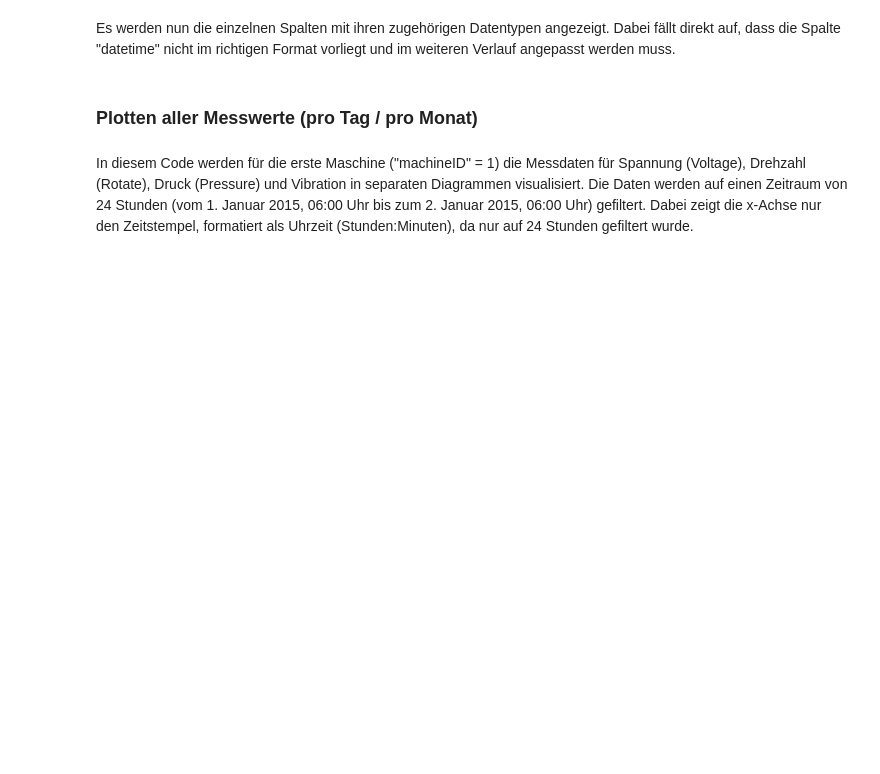
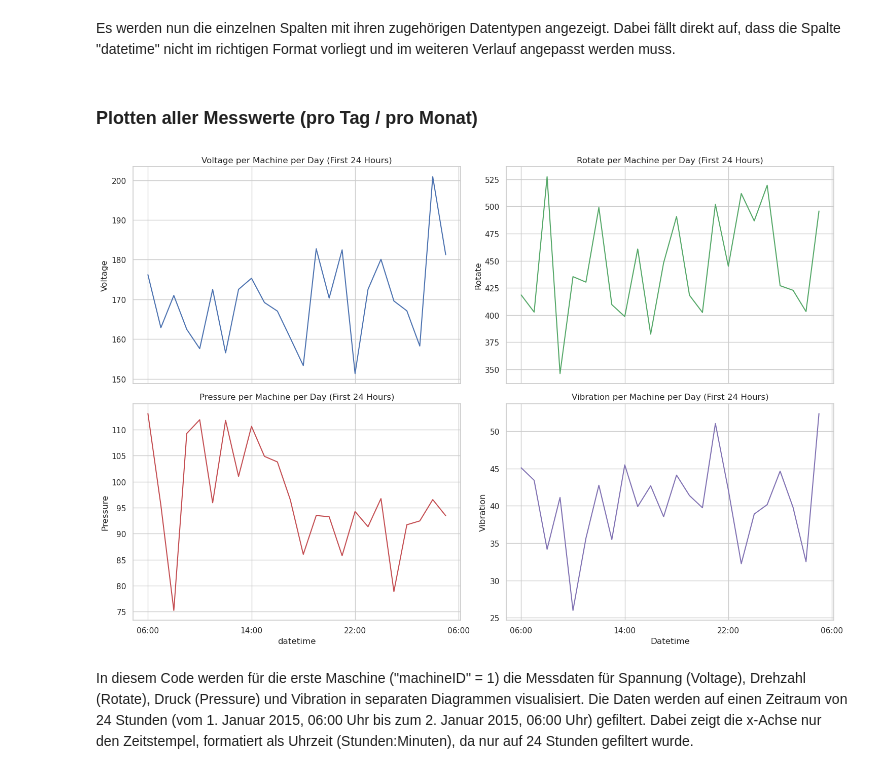
Before and after one commit to EnzoZacharias/DPM_Azure_Predictive_Maintenance, a Jupyter notebook: DPM_Hausarbeit_Sagemueller_Zacharias.ipynb, the cells around one changed output. Cells and saved outputs as stored; diff of their text form; code cells hidden in the pictures; blank space fills up the shorter version.

```diff
--- a/DPM_Hausarbeit_Sagemueller_Zacharias.ipynb
+++ b/DPM_Hausarbeit_Sagemueller_Zacharias.ipynb
@@ -50,7 +85,7 @@ import pandas as pd
 import os
 
 # Definieren des Dateipfades
-directory = r'../data'
+directory = r'data'
 files = [r'PdM_errors.csv', r'PdM_failures.csv', r'PdM_machines.csv', r'PdM_maint.csv', r'PdM_telemetry.csv']
 
 dfs = {}
@@ -58,5 +93,15 @@ for file in files:
     filepath = os.path.join(directory, file)
     df_name = file.split('.')[0]
     dfs[df_name] = pd.read_csv(filepath)
+
+merged_df = dfs['PdM_telemetry']
+merged_df = merged_df.merge(dfs['PdM_errors'], on=['datetime', 'machineID'], how='left')
+merged_df = merged_df.merge(dfs['PdM_failures'], on=['datetime', 'machineID'], how='left')
+merged_df = merged_df.merge(dfs['PdM_maint'], on=['datetime', 'machineID'], how='left')
+merged_df = merged_df.merge(dfs['PdM_machines'], on=['machineID'], how='left')
+
+# Speichern des zusammengeführten Dataframes
+df = merged_df
+merged_df.to_csv(r'data/merged_df.csv', index=False)
 # %% [markdown]
 Es können nun die einzelnen Dataframes zu einem gemeinsamen Dataframe in Bezug auf die Spalten "datetime" und "machineID" zusammengeführt werden.
@@ -75,11 +109,6 @@ merged_df.to_csv(r'../data/merged_df.csv', index=False)
 ## Datenbeschreibung
 # %% [markdown]
 Im Folgenden wird der im CSV-Format vorliegende zusammengeführte Datensatz importiert und in einen Dataframe eingelesen. Ebenfalls in einen Dataframe eingelesen wird der Datensatz, der die Fehlerinformationen enthält.
-# %%
-import pandas as pd
-df = pd.read_csv(r'../data/PdM_merged.csv')
-
-df_error = pd.read_csv(r'../data/PdM_errors.csv')
 # %% [markdown]
 ### Anschauen der Daten
 # %%
@@ -97,48 +162,55 @@ Es werden nun die einzelnen Spalten mit ihren zugehörigen Datentypen angezeigt.
 # %% [markdown]
 ### Plotten aller Messwerte (pro Tag / pro Monat)
 # %%
-# Zeige die Spannung (voltage), Drehzahl (rotate), den Druck (pressure) und die Vibration (vibration) in jeweils einem Plot
-
 import matplotlib.pyplot as plt
 import seaborn as sns
 from matplotlib.dates import DateFormatter
+
 date_format = DateFormatter("%H:%M")
 
 # Filtern der Daten für die ersten 24 Stunden
 df_filtered = df[(df['datetime'] >= '2015-01-01 06:00:00') & (df['datetime'] < '2015-01-02 06:00:00') & (df['machineID'] == 1)]
-fig, axs = plt.subplots(4, 1, figsize=(12, 24), sharex=True)
+df_filtered['datetime'] = pd.to_datetime(df_filtered['datetime'])
+
+fig, axs = plt.subplots(2, 2, figsize=(15, 10), sharex=True)
 
 # Plot für Spannung (voltage)
-sns.lineplot(x='datetime', y='volt', data=df_filtered, ax=axs[0], color='b')
-axs[0].set_title('Voltage per Machine per Day (First 24 Hours)')
-axs[0].set_ylabel('Voltage')
-axs[0].grid(True)
+sns.lineplot(x='datetime', y='volt', data=df_filtered, ax=axs[0, 0], color='b')
+axs[0, 0].set_title('Voltage per Machine per Day (First 24 Hours)')
+axs[0, 0].set_ylabel('Voltage')
+axs[0, 0].grid(True)
 
 # Plot für Drehzahl (rotate)
-sns.lineplot(x='datetime', y='rotate', data=df_filtered, ax=axs[1], color='g')
-axs[1].set_title('Rotate per Machine per Day (First 24 Hours)')
-axs[1].set_ylabel('Rotate')
-axs[1].grid(True)
+sns.lineplot(x='datetime', y='rotate', data=df_filtered, ax=axs[0, 1], color='g')
+axs[0, 1].set_title('Rotate per Machine per Day (First 24 Hours)')
+axs[0, 1].set_ylabel('Rotate')
+axs[0, 1].grid(True)
 
 # Plot für Druck (pressure)
-sns.lineplot(x='datetime', y='pressure', data=df_filtered, ax=axs[2], color='r')
-axs[2].set_title('Pressure per Machine per Day (First 24 Hours)')
-axs[2].set_ylabel('Pressure')
-axs[2].grid(True)
+sns.lineplot(x='datetime', y='pressure', data=df_filtered, ax=axs[1, 0], color='r')
+axs[1, 0].set_title('Pressure per Machine per Day (First 24 Hours)')
+axs[1, 0].set_ylabel('Pressure')
+axs[1, 0].grid(True)
 
 # Plot für Vibration (vibration)
-sns.lineplot(x='datetime', y='vibration', data=df_filtered, ax=axs[3], color='m')
-axs[3].set_title('Vibration per Machine per Day (First 24 Hours)')
-axs[3].set_ylabel('Vibration')
-axs[3].set_xlabel('Datetime')
-axs[3].grid(True)
+sns.lineplot(x='datetime', y='vibration', data=df_filtered, ax=axs[1, 1], color='m')
+axs[1, 1].set_title('Vibration per Machine per Day (First 24 Hours)')
+axs[1, 1].set_ylabel('Vibration')
+axs[1, 1].set_xlabel('Datetime')
+axs[1, 1].grid(True)
 
 # Formatieren der x-Achse, um nur die Stunden anzuzeigen
-for ax in axs:
+for ax in axs.flat:
     ax.xaxis.set_major_formatter(date_format)
+    # Setzen der xticks auf vier Zeitpunkte
+    xticks = pd.date_range(start='2015-01-01 06:00:00', end='2015-01-02 06:00:00', periods=4)
+    ax.set_xticks(xticks)
+    ax.set_xticklabels(xticks.strftime('%H:%M'))
 
 plt.tight_layout()
 plt.show()
+# %% [output]
+[figure, added]
 # %% [markdown]
 In diesem Code werden für die erste Maschine ("machineID" = 1) die Messdaten für Spannung (Voltage), Drehzahl (Rotate), Druck (Pressure) und Vibration in separaten Diagrammen visualisiert. Die Daten werden auf einen Zeitraum von 24 Stunden (vom 1. Januar 2015, 06:00 Uhr bis zum 2. Januar 2015, 06:00 Uhr) gefiltert. Dabei zeigt die x-Achse nur den Zeitstempel, formatiert als Uhrzeit (Stunden:Minuten), da nur auf 24 Stunden gefiltert wurde.
 # %%
```
Also changed, not shown: parts of 89 cells of this notebook, 31 other files.
